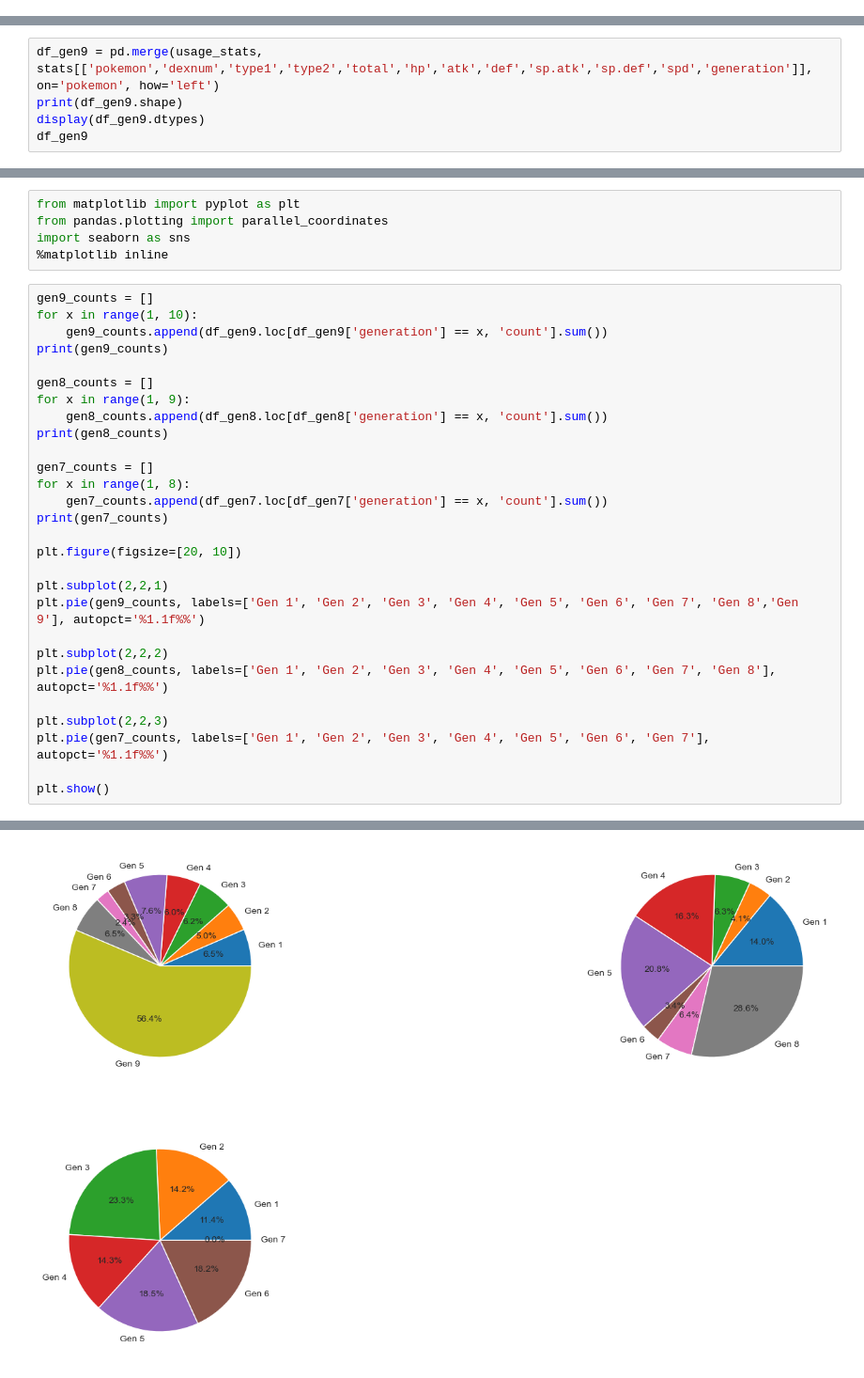
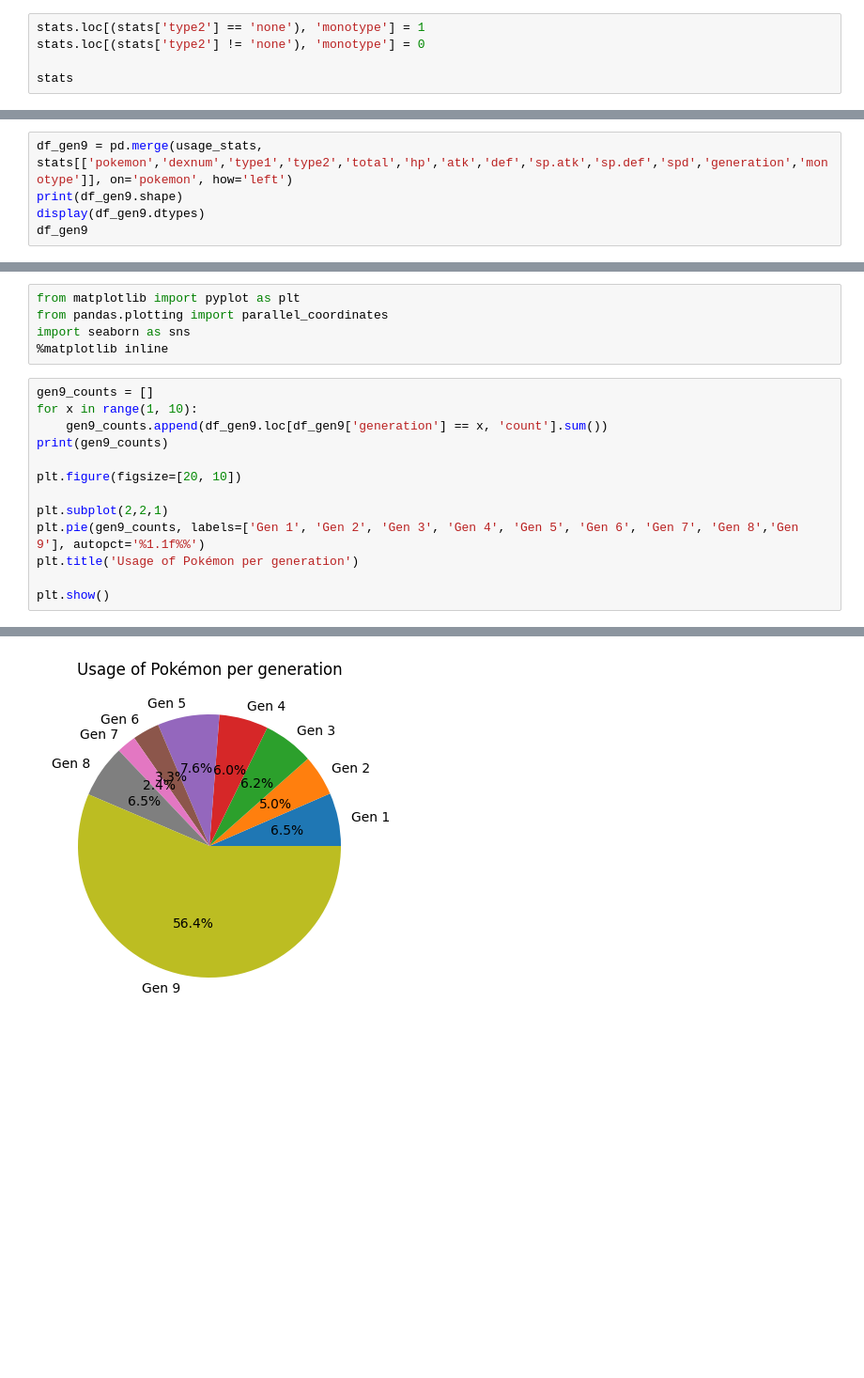
Before and after one commit to pepijn03/S4-Notebooks, a Jupyter notebook: challenge/Pokemon_showdown.ipynb, the cells around one changed output, grey strips where cells are left out. Shown: that part at 94% size. Cells and saved outputs as stored; diff of their text form; blank space fills up the shorter version.

```diff
--- a/challenge/Pokemon_showdown.ipynb
+++ b/challenge/Pokemon_showdown.ipynb
@@ -584,0 +604,5 @@ stats
+# %%
+stats.loc[(stats['type2'] == 'none'), 'monotype'] = 1
+stats.loc[(stats['type2'] != 'none'), 'monotype'] = 0
+
+stats
@@ -585,7 +623,7 @@ stats
 # %% [markdown]
 Now I wanted to merge both the dataframes onto each other. I will not include the name and variant column in this merge because these are now unnecessary.
 # %%
-df_gen9 = pd.merge(usage_stats, stats[['pokemon','dexnum','type1','type2','total','hp','atk','def','sp.atk','sp.def','spd','generation']], on='pokemon', how='left')
+df_gen9 = pd.merge(usage_stats, stats[['pokemon','dexnum','type1','type2','total','hp','atk','def','sp.atk','sp.def','spd','generation','monotype']], on='pokemon', how='left')
 print(df_gen9.shape)
 display(df_gen9.dtypes)
 df_gen9
@@ -636,26 +678,11 @@ for x in range(1, 10):
     gen9_counts.append(df_gen9.loc[df_gen9['generation'] == x, 'count'].sum())
 print(gen9_counts)
 
-gen8_counts = []
-for x in range(1, 9):
-    gen8_counts.append(df_gen8.loc[df_gen8['generation'] == x, 'count'].sum())
-print(gen8_counts)
-
-gen7_counts = []
-for x in range(1, 8):
-    gen7_counts.append(df_gen7.loc[df_gen7['generation'] == x, 'count'].sum())
-print(gen7_counts)
-
 plt.figure(figsize=[20, 10])
 
 plt.subplot(2,2,1)
 plt.pie(gen9_counts, labels=['Gen 1', 'Gen 2', 'Gen 3', 'Gen 4', 'Gen 5', 'Gen 6', 'Gen 7', 'Gen 8','Gen 9'], autopct='%1.1f%%')
-
-plt.subplot(2,2,2)
-plt.pie(gen8_counts, labels=['Gen 1', 'Gen 2', 'Gen 3', 'Gen 4', 'Gen 5', 'Gen 6', 'Gen 7', 'Gen 8'], autopct='%1.1f%%')
-
-plt.subplot(2,2,3)
-plt.pie(gen7_counts, labels=['Gen 1', 'Gen 2', 'Gen 3', 'Gen 4', 'Gen 5', 'Gen 6', 'Gen 7'], autopct='%1.1f%%')
+plt.title('Usage of Pokémon per generation')
 
 plt.show()
 # %% [output]
@@ -665 +690 @@ plt.show()
-[figure, old version]
+[figure, new version]
```
Also changed, not shown: parts of 11 cells of this notebook.
